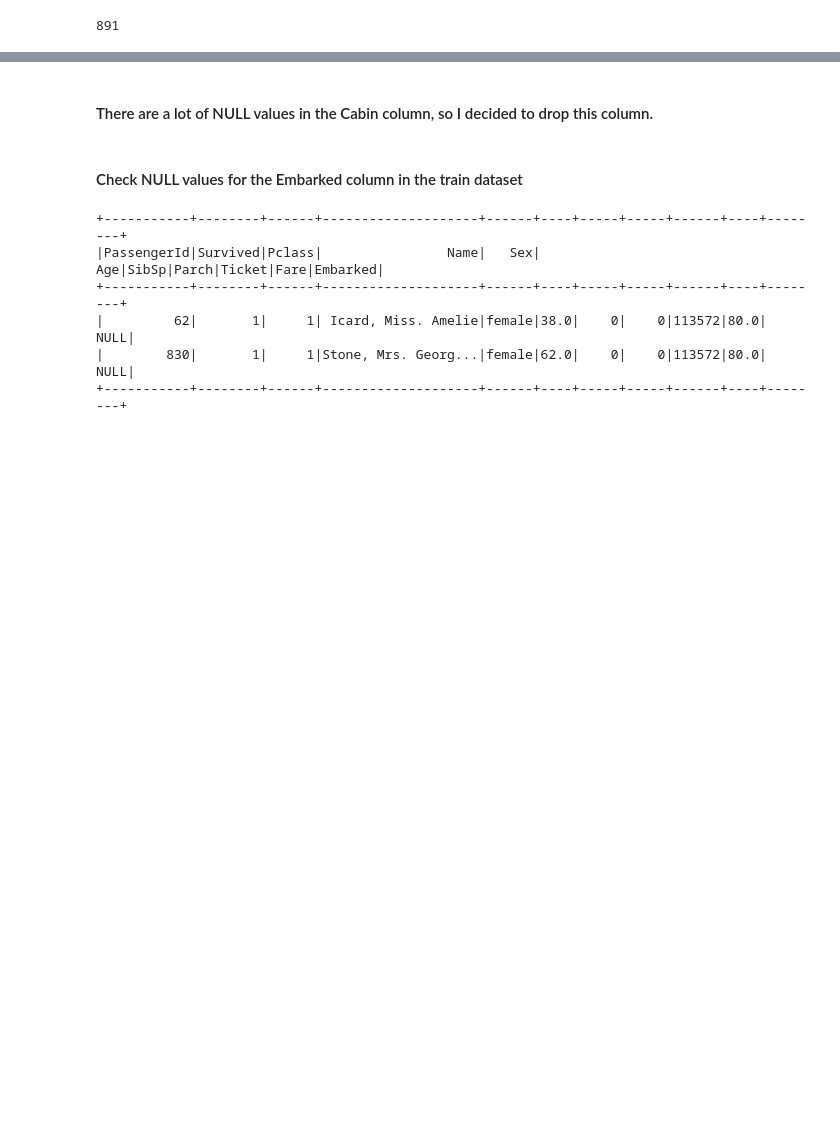
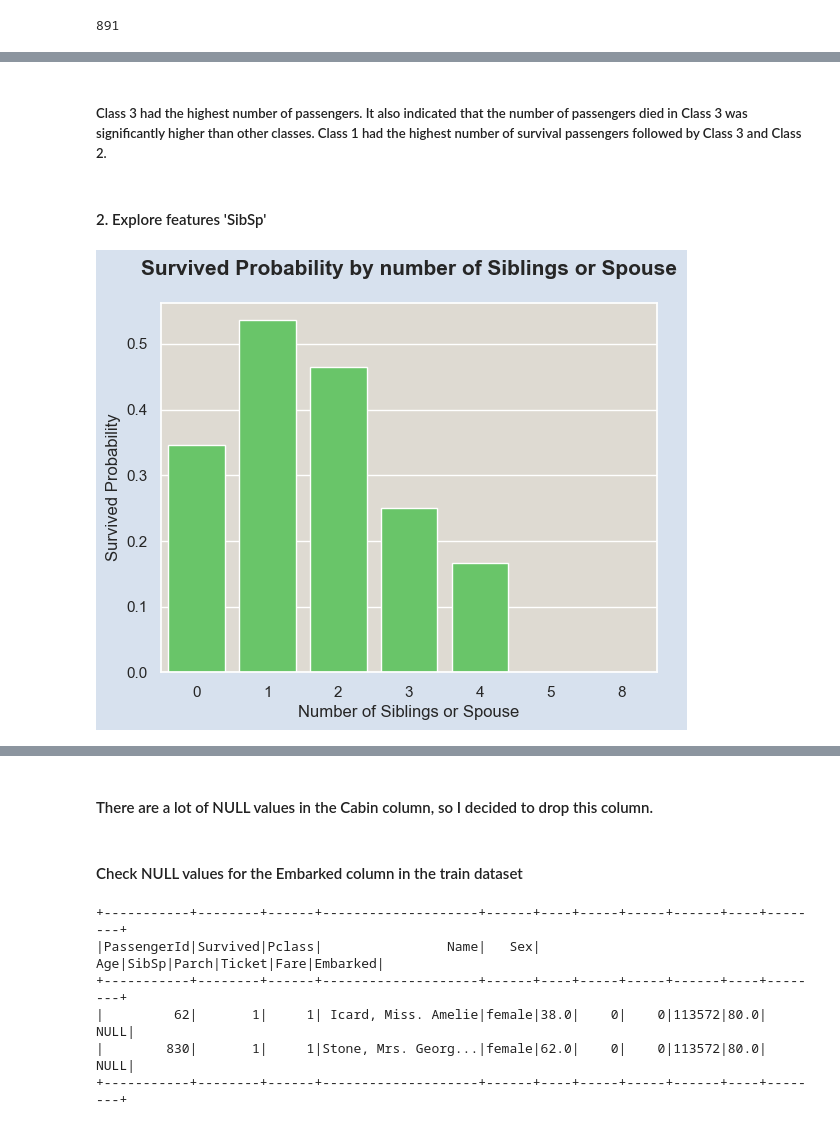
Before and after one commit to dinhlang86/Titanic, a Jupyter notebook: titanic.ipynb, the cells around one changed output, grey strips where cells are left out. Saved outputs shown, nothing was run; the diff lists cells and outputs as text; code cells hidden in the pictures; blank space fills up the shorter version.

```diff
--- a/titanic.ipynb
+++ b/titanic.ipynb
@@ -122,0 +176,17 @@ train.count()
+# %% [markdown]
+##### Class 3 had the highest number of passengers. It also indicated that the number of passengers died in Class 3 was significantly higher than other classes. Class 1 had the highest number of survival passengers followed by Class 3 and Class 2.
+# %% [markdown]
+#### 2. Explore features 'SibSp'
+# %%
+# Calculate survival rates
+survival_rates = df_train.groupby('SibSp')['Survived'].mean().reset_index()
+
+# Create bar plot using Seaborn
+ax = sns.barplot(data=survival_rates, x='SibSp', y='Survived', color="#5ad45a")
+plt.title("Survived Probability by number of Siblings or Spouse", fontsize=15, fontweight='bold', pad=20)
+plt.xlabel("Number of Siblings or Spouse")
+plt.ylabel("Survived Probability")
+# Show plot
+plt.show()
+# %% [output]
+[figure, added]
```
Also changed, not shown: parts of 148 cells of this notebook, 1 other file.
